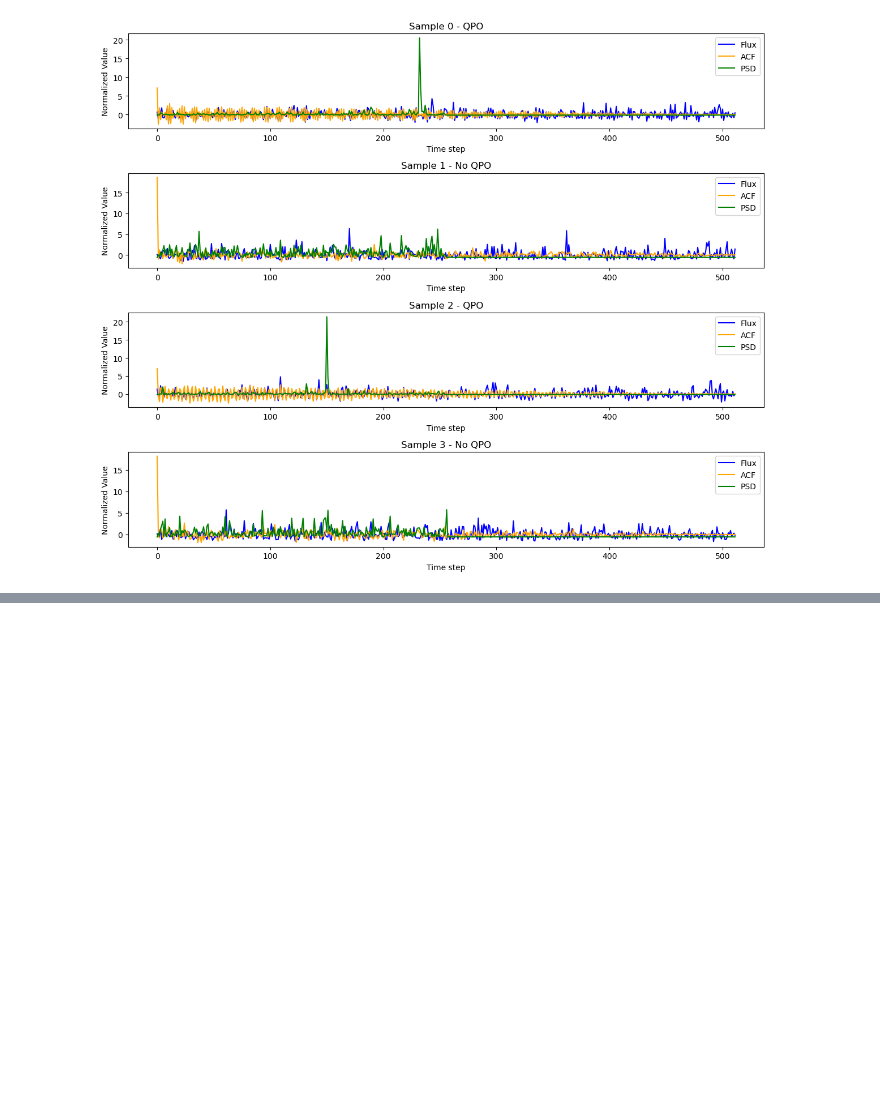
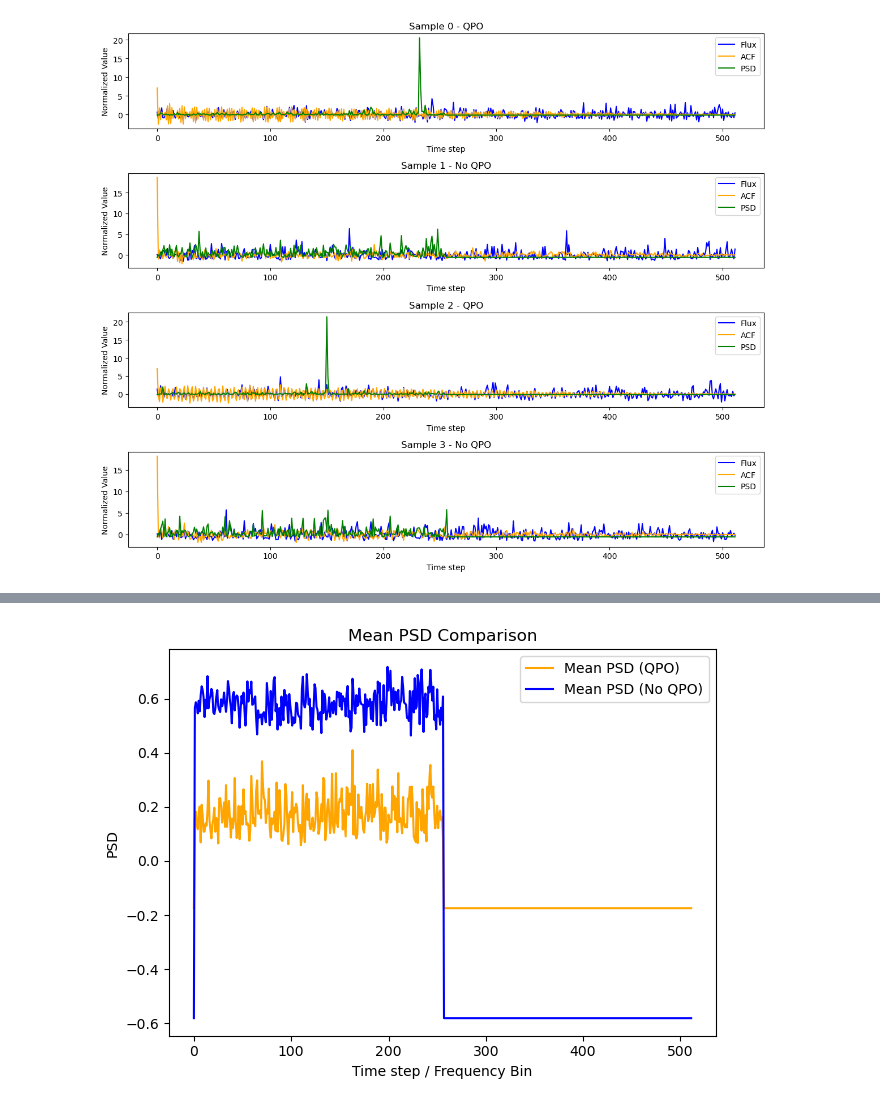
Before and after one commit to sravanth-space/ds_project, a Jupyter notebook: data_new.ipynb, the cells around one changed output, grey strips where cells are left out. Drawn from its saved outputs; the diff is of its cells as text; code cells hidden in the pictures; blank space fills up the shorter version.

```diff
--- a/data_new.ipynb
+++ b/data_new.ipynb
@@ -523,0 +585,30 @@ Labels shape: (1000, 2)
+# %%
+import numpy as np
+import matplotlib.pyplot as plt
+
+# Identify QPO and No QPO samples
+qpo_indices = np.where(np.argmax(y, axis=1) == 1)[0]
+no_qpo_indices = np.where(np.argmax(y, axis=1) == 0)[0]
+
+# ACF is channel 1, PSD is channel 2 if we follow your indexing in the plot code
+acf_channel = 1
+psd_channel = 2
+
+
+# Compute mean PSD for QPO and No QPO
+mean_psd_qpo = np.mean(X[qpo_indices, :, psd_channel], axis=0)
+mean_psd_no_qpo = np.mean(X[no_qpo_indices, :, psd_channel], axis=0)
+
+
+# --- Plot Mean PSD ---
+plt.plot(mean_psd_qpo, label='Mean PSD (QPO)', color='orange')
+plt.plot(mean_psd_no_qpo, label='Mean PSD (No QPO)', color='blue')
+plt.title('Mean PSD Comparison')
+plt.xlabel('Time step / Frequency Bin')
+plt.ylabel('PSD')
+plt.legend()
+
+plt.tight_layout()
+plt.show()
+# %% [output]
+[figure, added]
```
Also changed, not shown: parts of 7 cells of this notebook.
